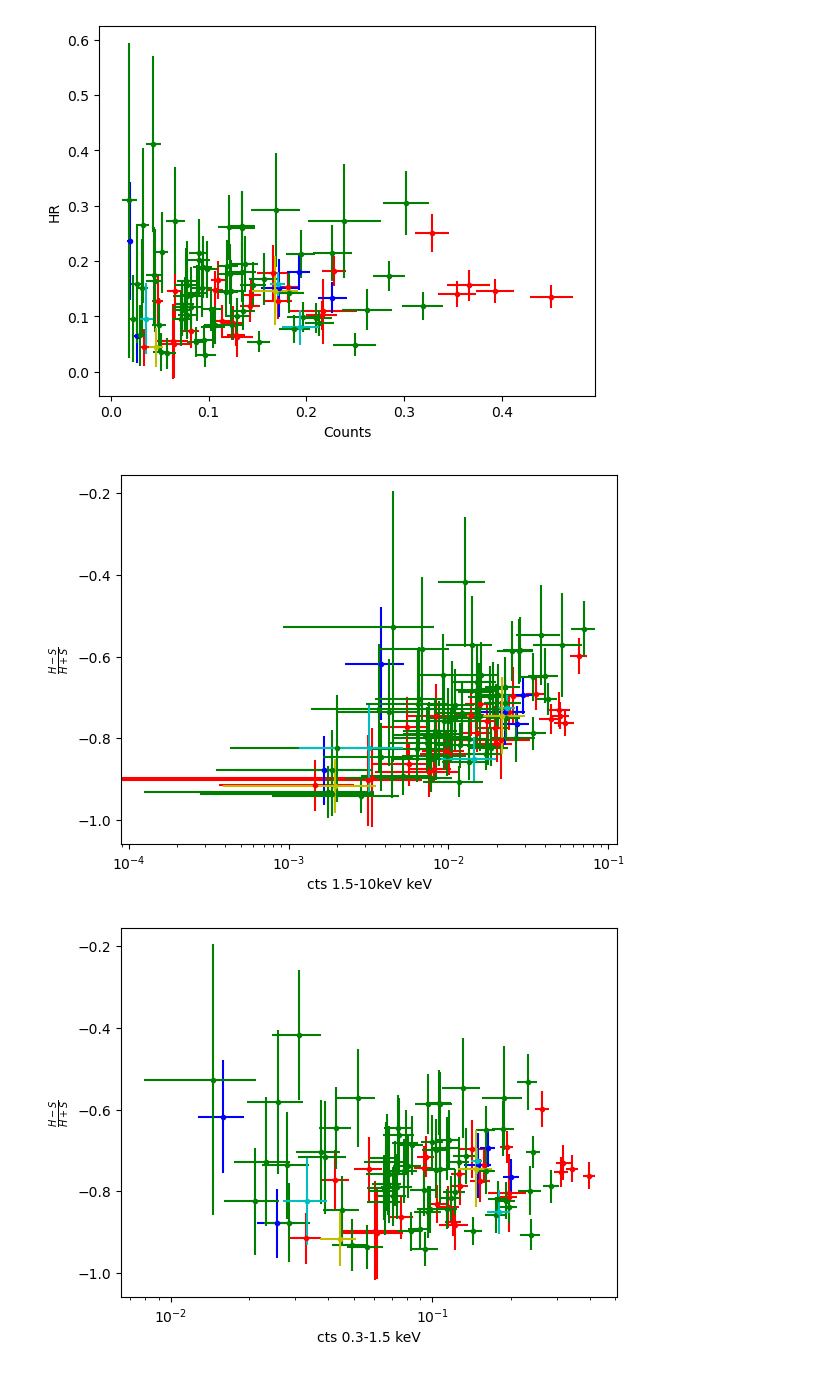
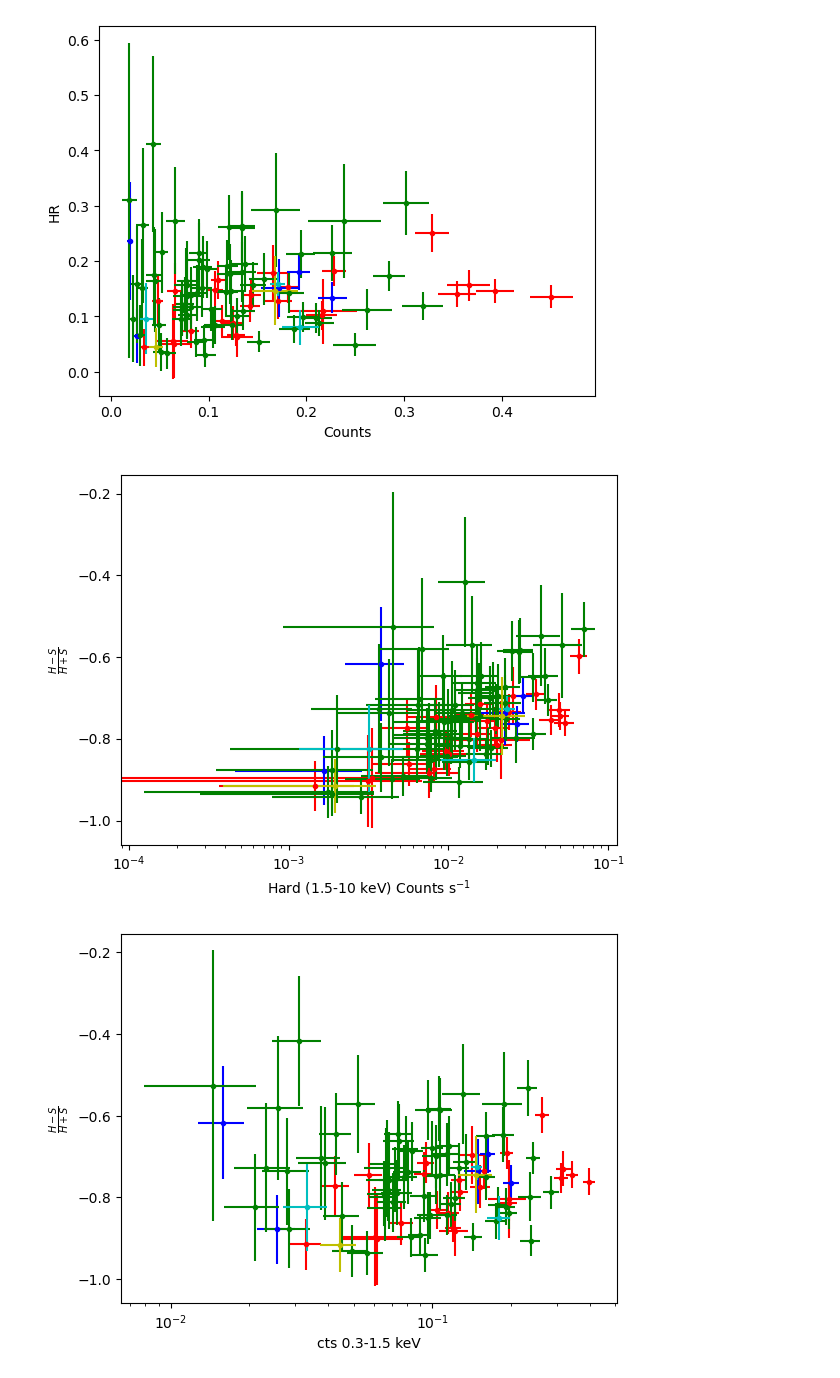
Before and after one commit to martapisci/IRAS_13224-3809, a Jupyter notebook: lc_iras13224-3809.ipynb, the cells around one changed output. Drawn from its saved outputs; the diff is of its cells as text; code cells hidden in the pictures.

```diff
--- a/lc_iras13224-3809.ipynb
+++ b/lc_iras13224-3809.ipynb
@@ -307,19 +311,20 @@ plt.show()
 # %%
 #Plotting normalized HR as a function of hard counts for all observations
 
 plt.errorbar(lcurve1['1.5-10keV'],lcurve1['H-S/H+S'],xerr=lcurve1['1.5-10keV_err'],yerr=lcurve1['normHR_err'], color='r', marker='.', linestyle='None')
 plt.errorbar(lcurve2['1.5-10keV'], lcurve2['H-S/H+S'],xerr=lcurve2['1.5-10keV_err'],yerr=lcurve2['normHR_err'], color='b', marker='.', linestyle='None')
 plt.errorbar(lcurve3['1.5-10keV'],lcurve3['H-S/H+S'],xerr=lcurve3['1.5-10keV_err'],yerr=lcurve3['normHR_err'], color='g', marker='.', linestyle='None')
 plt.errorbar(lcurve4['1.5-10keV'],lcurve4['H-S/H+S'],xerr=lcurve4['1.5-10keV_err'],yerr=lcurve4['normHR_err'], color='c', marker='.', linestyle='None')
 plt.errorbar(lcurve5['1.5-10keV'],lcurve5['H-S/H+S'],xerr=lcurve5['1.5-10keV_err'],yerr=lcurve5['normHR_err'], color='y', marker='.', linestyle='None')
 
 plt.xscale('log')
-plt.xlabel('cts 1.5-10keV keV')
+#plt.xlabel('cts 1.5-10keV keV')
+plt.xlabel('Hard (1.5-10 keV) Counts s$^{-1}$')
 plt.ylabel(r'$\frac{{H-S}}{{H+S}}$')
 plt.savefig("plot/HR_vs_hardcts.pdf")
 plt.show()
 # %% [output]
-[figure, old version]
+[figure, new version]
 # %%
 #Plotting normalized HR as a function of soft counts for all observations
 
```
Also changed, not shown: parts of 5 cells of this notebook, 9 other files.
